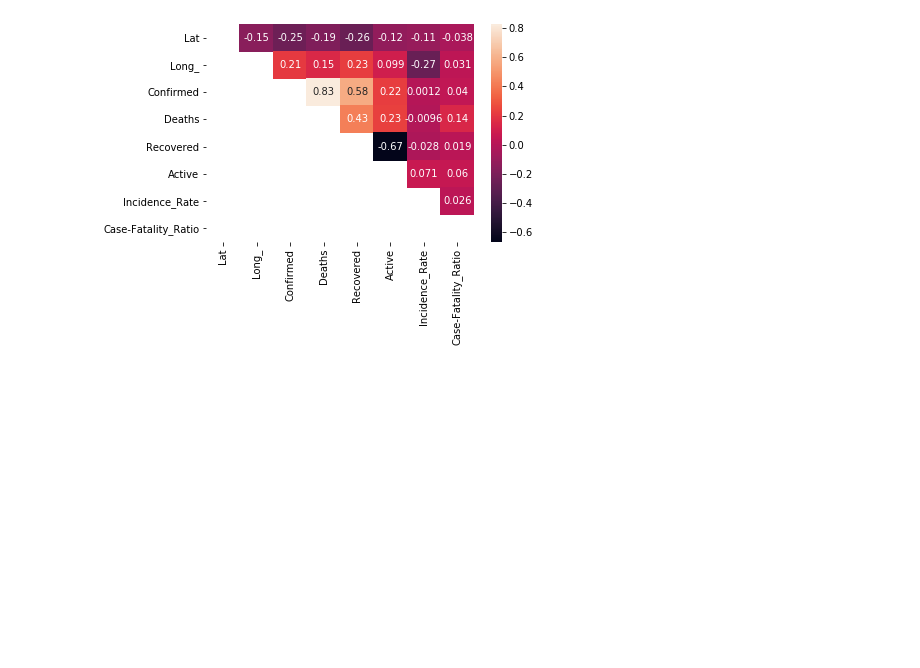
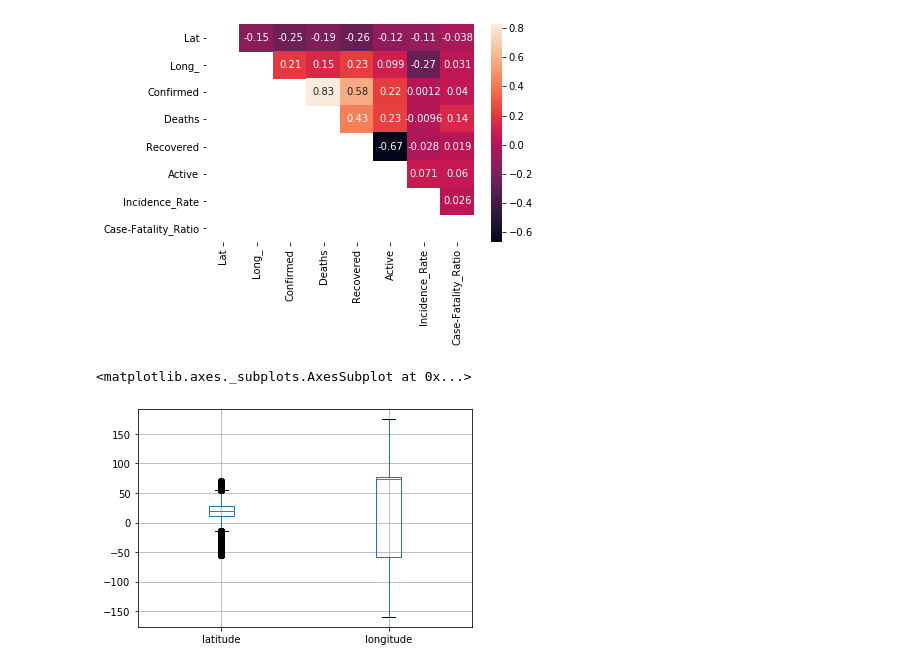
Before and after one commit to rsehmbi/covid19, a Jupyter notebook: ExploratoryDataAnalysis.ipynb, the cells around one changed output. Saved outputs shown, nothing was run; the diff lists cells and outputs as text; code cells hidden in the pictures; blank space fills up the shorter version.

Commit message:
Adds more plots

```diff
--- a/ExploratoryDataAnalysis.ipynb
+++ b/ExploratoryDataAnalysis.ipynb
@@ -116,3 +117,8 @@ sns.heatmap(ProcessedLocationsCorrelation, annot=True, mask=ProcessedLocationsma
 # %% [output]
 <matplotlib.axes._subplots.AxesSubplot at 0x...>
 [figure]
+# %%
+IndividualCases.boxplot()
+# %% [output]
+<matplotlib.axes._subplots.AxesSubplot at 0x...>
+[figure, added]
```
Also changed, not shown: parts of 6 cells of this notebook.
